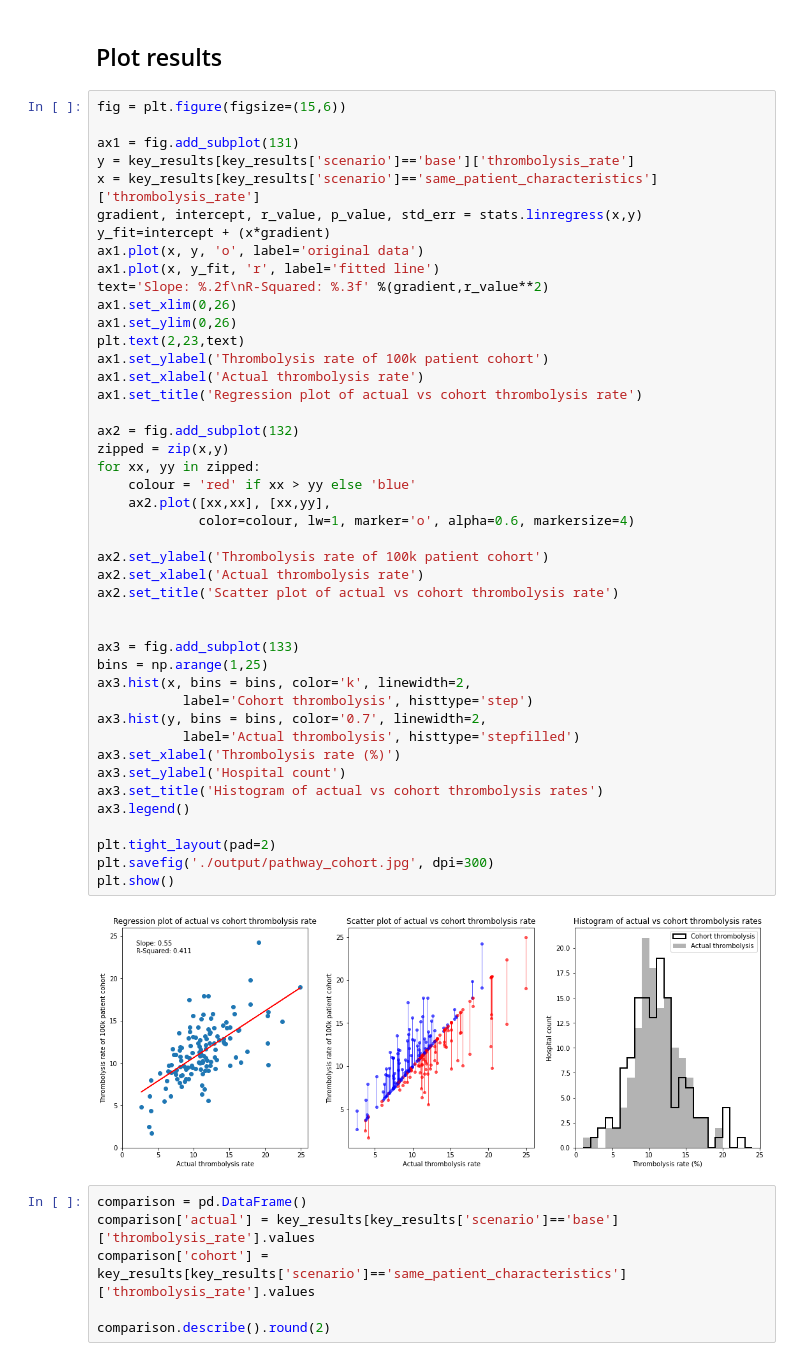
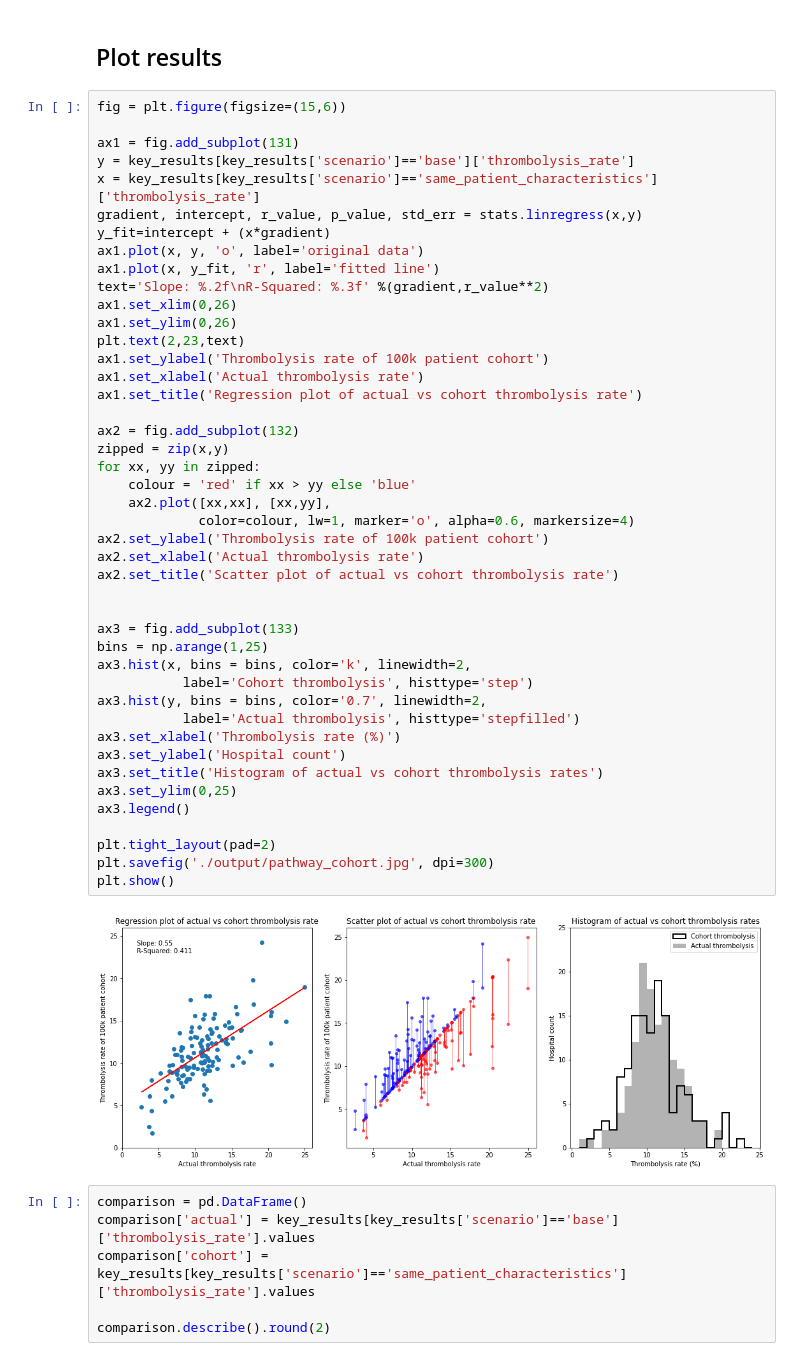
Before and after one commit to samuel-book/samuel-1, a Jupyter notebook: _sources/pathway_sim/scenario_analysis_1k_patient_cohort.ipynb, the cells around one changed output. Saved outputs shown, nothing was run; the diff lists cells and outputs as text.

```diff
--- a/_sources/pathway_sim/scenario_analysis_1k_patient_cohort.ipynb
+++ b/_sources/pathway_sim/scenario_analysis_1k_patient_cohort.ipynb
@@ -107,35 +107,35 @@ plt.text(2,23,text)
 ax1.set_ylabel('Thrombolysis rate of 100k patient cohort')
 ax1.set_xlabel('Actual thrombolysis rate')
 ax1.set_title('Regression plot of actual vs cohort thrombolysis rate')
 
 ax2 = fig.add_subplot(132)
 zipped = zip(x,y)
 for xx, yy in zipped:
     colour = 'red' if xx > yy else 'blue'
     ax2.plot([xx,xx], [xx,yy],
              color=colour, lw=1, marker='o', alpha=0.6, markersize=4)
-
 ax2.set_ylabel('Thrombolysis rate of 100k patient cohort')
 ax2.set_xlabel('Actual thrombolysis rate')
 ax2.set_title('Scatter plot of actual vs cohort thrombolysis rate')
 
 
 ax3 = fig.add_subplot(133)
 bins = np.arange(1,25)
 ax3.hist(x, bins = bins, color='k', linewidth=2,
            label='Cohort thrombolysis', histtype='step')
 ax3.hist(y, bins = bins, color='0.7', linewidth=2,
            label='Actual thrombolysis', histtype='stepfilled')
 ax3.set_xlabel('Thrombolysis rate (%)')
 ax3.set_ylabel('Hospital count')
 ax3.set_title('Histogram of actual vs cohort thrombolysis rates')
+ax3.set_ylim(0,25)
 ax3.legend()
 
 plt.tight_layout(pad=2)
 plt.savefig('./output/pathway_cohort.jpg', dpi=300)
 plt.show()
 # %% [output]
-[figure, old version]
+[figure, new version]
 # %%
 comparison = pd.DataFrame()
 comparison['actual'] = key_results[key_results['scenario']=='base']['thrombolysis_rate'].values
```
Also changed, not shown: 2 other files.
